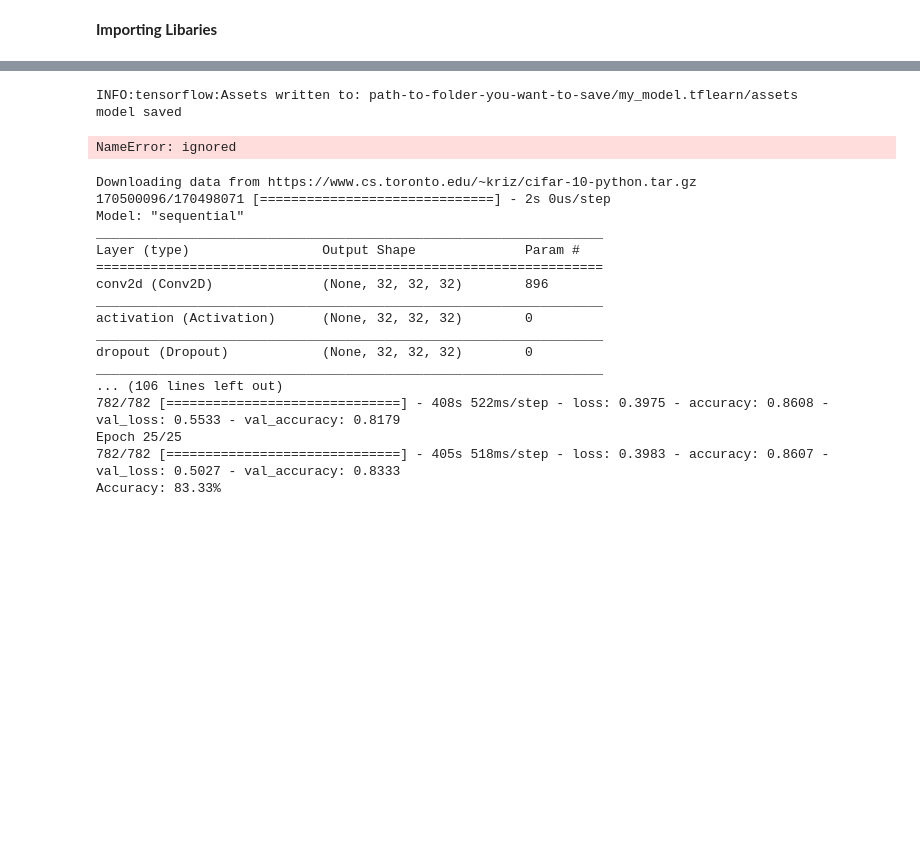
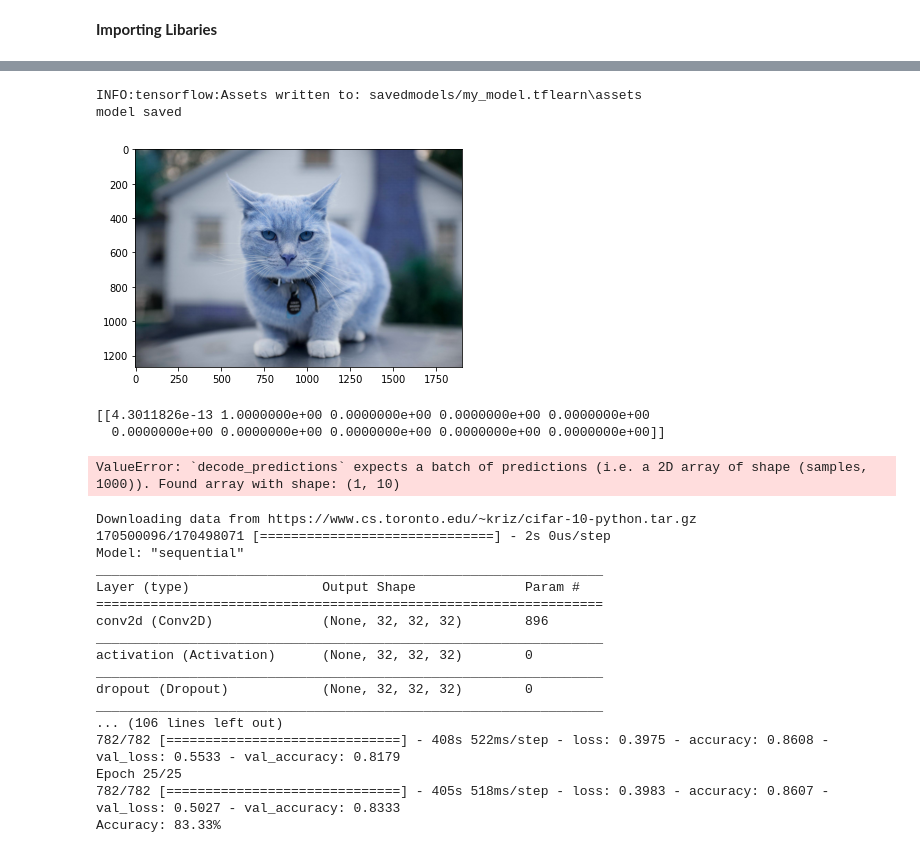
Before and after one commit to spertch9a/image-recognition-python, a Jupyter notebook: Image_Recognition_in_Python_with_TensorFlow_and_Keras.ipynb, the cells around one changed output, grey strips where cells are left out. Cells and saved outputs as stored; diff of their text form; code cells hidden in the pictures; blank space fills up the shorter version.

Commit message:
Finalyzed, Added function for predicition but stil havign a problem with the print

```diff
--- a/Image_Recognition_in_Python_with_TensorFlow_and_Keras.ipynb
+++ b/Image_Recognition_in_Python_with_TensorFlow_and_Keras.ipynb
@@ -107,27 +110,42 @@ Accuracy: 71.25%
 # %%
 # Save a model
-model.save('path-to-folder-you-want-to-save/my_model.tflearn')
+model.save('savedmodels/my_model.tflearn')
 print("model saved")
 
 # Load a model
 #model.load('the-folder-where-your-model-located/my_model.tflearn')
 # %% [output]
-INFO:tensorflow:Assets written to: path-to-folder-you-want-to-save/my_model.tflearn/assets
+INFO:tensorflow:Assets written to: savedmodels/my_model.tflearn\assets
 model saved
 # %%
-import cv2
-from PIL import Image
-#predicting
-img = tf.keras.preprocessing.image.load_img(path, grayscale=False, color_mode='rgb', target_size=(32 ,32),interpolation='nearest')
-#img = load_img(img_path, target_size=(32, 32))
+import tensorflow as tf
+from tensorflow.keras.applications.resnet50 import preprocess_input, decode_predictions
+from tensorflow.keras.preprocessing import image
+IMG_SIZE = 32
+#test_image = cv2.imread("catt.jpg")
+img = image.load_img("catt.jpg", target_size=(32, 32))
+
 img_array = image.img_to_array(img)
-img_batch = np.expand_dims(img_array, axis=0)
+img_batch = numpy.expand_dims(img_array, axis=0)
+
 img_preprocessed = preprocess_input(img_batch)
+prediction = model.predict(img_preprocessed)
+
 
 prediction = model.predict(img_preprocessed)
+plt.imshow(test_image)
+plt.show()
+print(prediction)
 print(decode_predictions(prediction, top=3)[0])
+
+
+
+#prediction = model.predict({'input': test_image })
 # %% [output]
+[figure, added]
-NameError: ignored
+[[4.3011826e-13 1.0000000e+00 0.0000000e+00 0.0000000e+00 0.0000000e+00
+  0.0000000e+00 0.0000000e+00 0.0000000e+00 0.0000000e+00 0.0000000e+00]]
+ValueError: `decode_predictions` expects a batch of predictions (i.e. a 2D array of shape (samples, 1000)). Found array with shape: (1, 10)
 # %%
 import numpy
 from keras.models import Sequential
```
Also changed, not shown: parts of 3 cells of this notebook, 5 other files.
